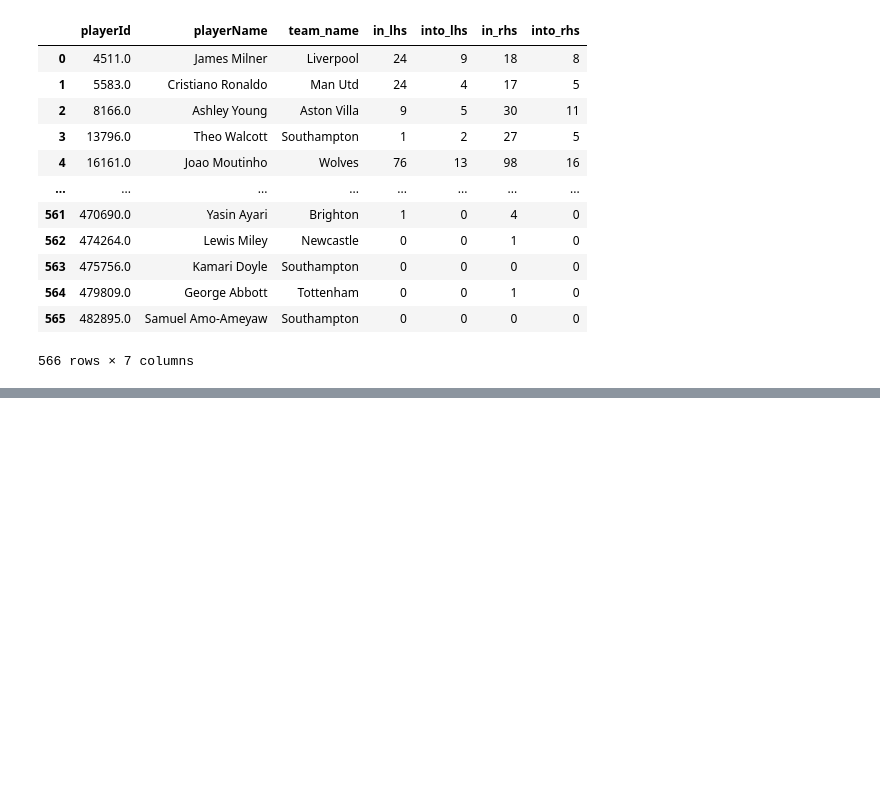
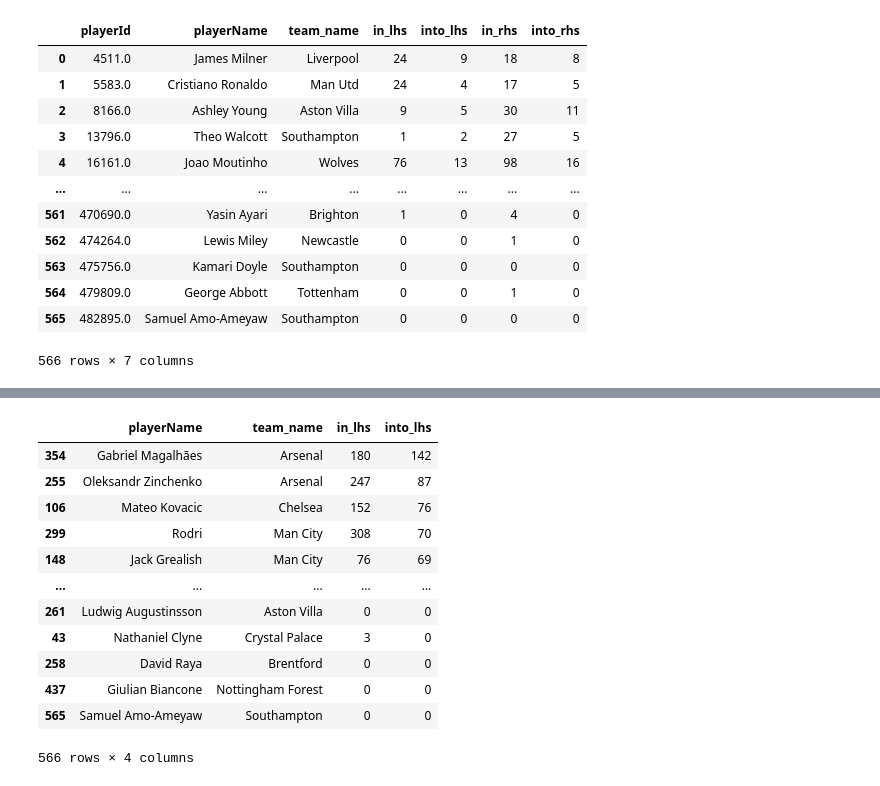
Before and after one commit to pranavm28/Football-Data-Viz, a Jupyter notebook: Halfspace Calculations.ipynb, the cells around one changed output, grey strips where cells are left out. Cells and saved outputs as stored; diff of their text form; code cells hidden in the pictures; blank space fills up the shorter version.

```diff
--- a/Halfspace Calculations.ipynb
+++ b/Halfspace Calculations.ipynb
@@ -262,0 +267,17 @@ z14_carries.sort_values('into_zoneF' , ascending=False)
+# %%
+lhs_carries = carries_hs[cols2]
+lhs_carries.sort_values('into_lhs' , ascending=False)
+# %% [output]
+|  | playerName | team_name | in_lhs | into_lhs |
+| 354 | Gabriel Magalhães | Arsenal | 180 | 142 |
+| 255 | Oleksandr Zinchenko | Arsenal | 247 | 87 |
+| 106 | Mateo Kovacic | Chelsea | 152 | 76 |
+| 299 | Rodri | Man City | 308 | 70 |
+| 148 | Jack Grealish | Man City | 76 | 69 |
+| ... | ... | ... | ... | ... |
+| 261 | Ludwig Augustinsson | Aston Villa | 0 | 0 |
+| 43 | Nathaniel Clyne | Crystal Palace | 3 | 0 |
+| 258 | David Raya | Brentford | 0 | 0 |
+| 437 | Giulian Biancone | Nottingham Forest | 0 | 0 |
+| 565 | Samuel Amo-Ameyaw | Southampton | 0 | 0 |
+566 rows × 4 columns
```
Also changed, not shown: parts of 11 cells of this notebook.
